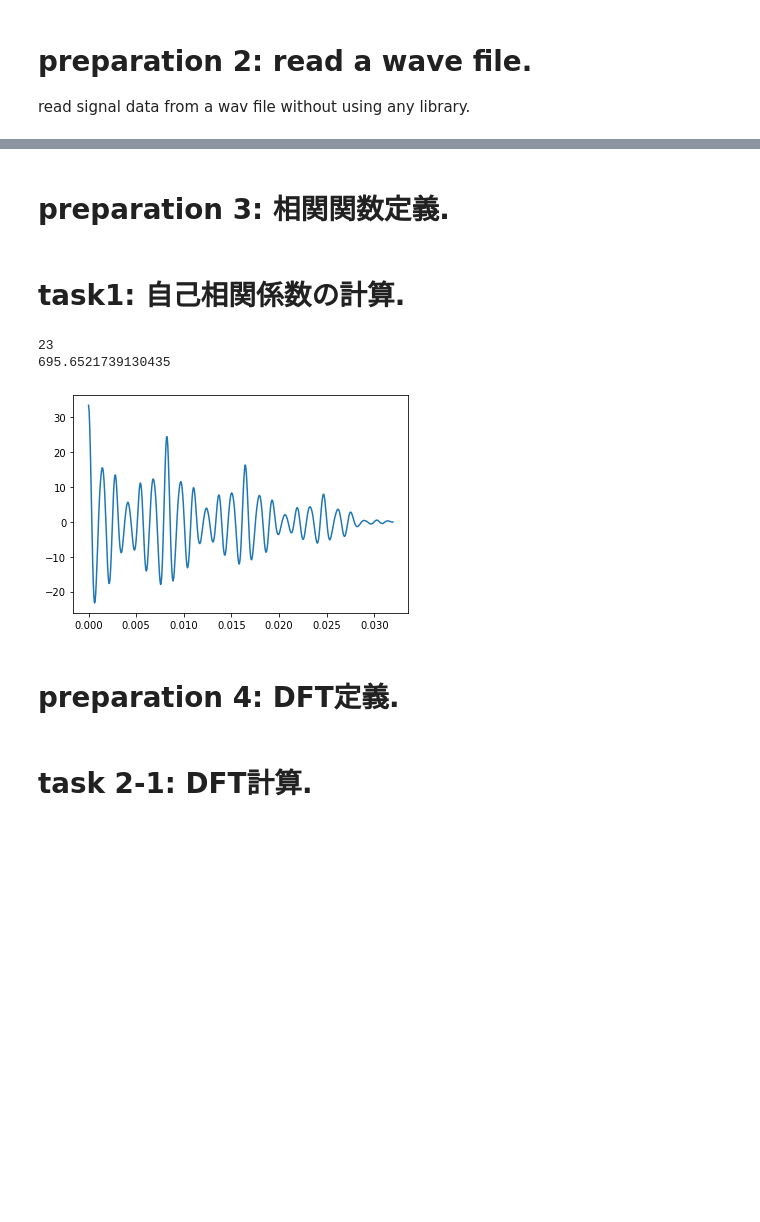
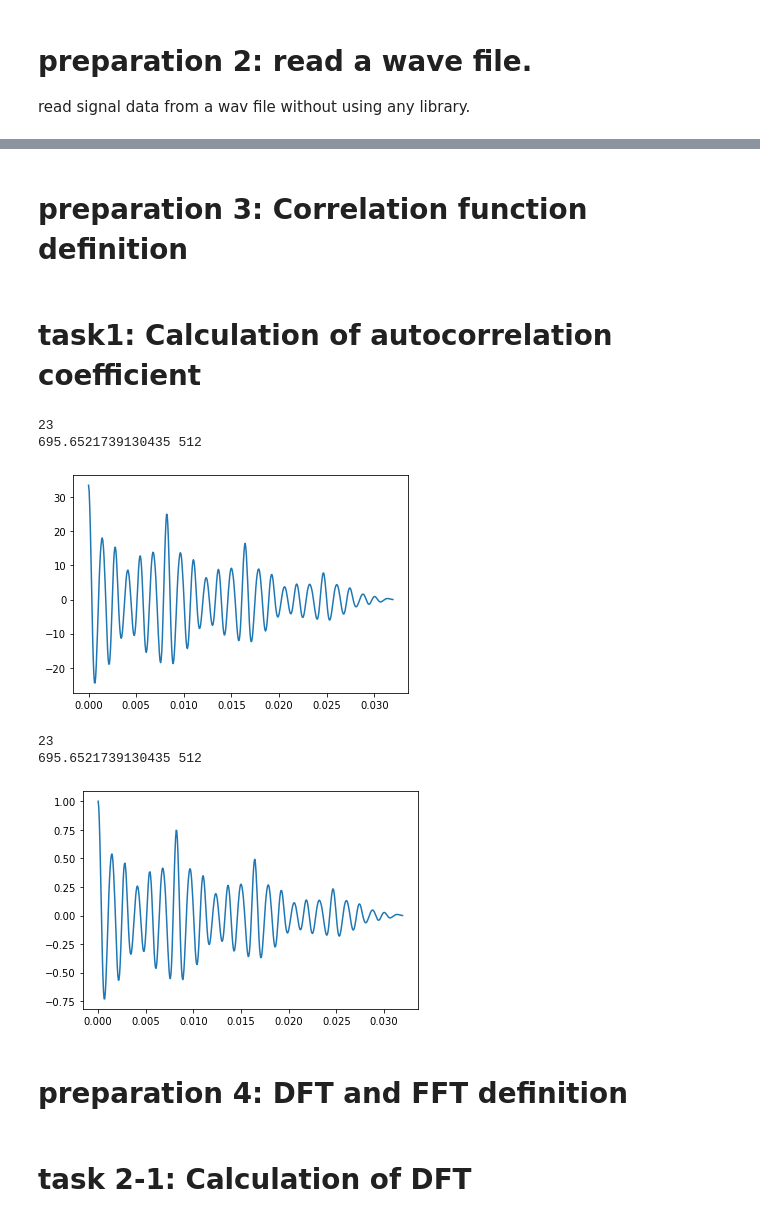
Before and after one commit to yemaozi88/speech_recognition_1, a Jupyter notebook: B3_1_takkan.ipynb, the cells around one changed output, grey strips where cells are left out. Cells and saved outputs as stored; diff of their text form; code cells hidden in the pictures; blank space fills up the shorter version.

Commit message:
correction task 2

```diff
--- a/B3_1_takkan.ipynb
+++ b/B3_1_takkan.ipynb
@@ -24,3 +73,3 @@ speech_sample/A_a.wav
 # %% [markdown]
-# preparation 3: 相関関数定義.
+# preparation 3: Correlation function definition
 # %%
@@ -49,26 +112,40 @@ def calc_first_peak_index(array):
-# %% [markdown]
-# task1: 自己相関係数の計算.
-# %%
-fs, dt = scw.read(wav_file)
-dt = dt / (2 ** 15)
-ts = 1 / fs
-
-# 自己相関係数の計算
-win_size = 2 ** 9 # 512
-N = 2 ** 9
-start = 1000
-
-cor = auto_correlate(dt[start:start+N])
-peak_index = calc_first_peak_index(cor)
-print(peak_index)
-freq = 1 / (peak_index * ts)
-print(freq)
-
-plt.plot(np.arange(cor.size) * ts, cor)
-plt.show()
-# %% [output]
-23
-695.6521739130435
-[figure, removed]
+# %% [markdown]
+# task1: Calculation of autocorrelation coefficient
+# %%
+# sampling rate
+fs = int.from_bytes(content[24:28], "little")
+ts = 1 / fs
+dt = np_wave_data / (2 ** 15) # numpy array of wave data / 32768
+
+# calulate target parameter
+win_size = 2 ** 9 # 512
+start = 0
+
+# Calculation of autocorrelation coefficient by library
+cor = auto_correlate(dt[start : start + win_size])
+peak_index = calc_first_peak_index(cor)
+print(peak_index)
+freq = 1 / (peak_index * ts)
+print(freq, cor.size)
+
+plt.plot(np.arange(cor.size) * ts, cor)
+plt.show()
+
+# Calculation of autocorrelation coefficient by script
+cor_ori = calc_correlate(dt[start : start + win_size], dt[start : start + win_size], nlags=512)
+peak_index_ori = calc_first_peak_index(cor_ori)
+print(peak_index_ori)
+freq_ori = 1 / (peak_index_ori * ts)
+print(freq_ori, cor_ori.size)
+
+plt.plot(np.arange(cor_ori.size) * ts, cor_ori)
+plt.show()
+# %% [output]
+23
+695.6521739130435 512
+[figure, added]
+23
+695.6521739130435 512
+[figure, added]
 # %% [markdown]
-# preparation 4: DFT定義.
+# preparation 4: DFT and FFT definition
@@ -102,3 +190,3 @@ def DFT(data):
 # %% [markdown]
-# task 2-1: DFT計算.
+# task 2-1: Calculation of DFT
 # %%
```
Also changed, not shown: parts of 11 cells of this notebook.
